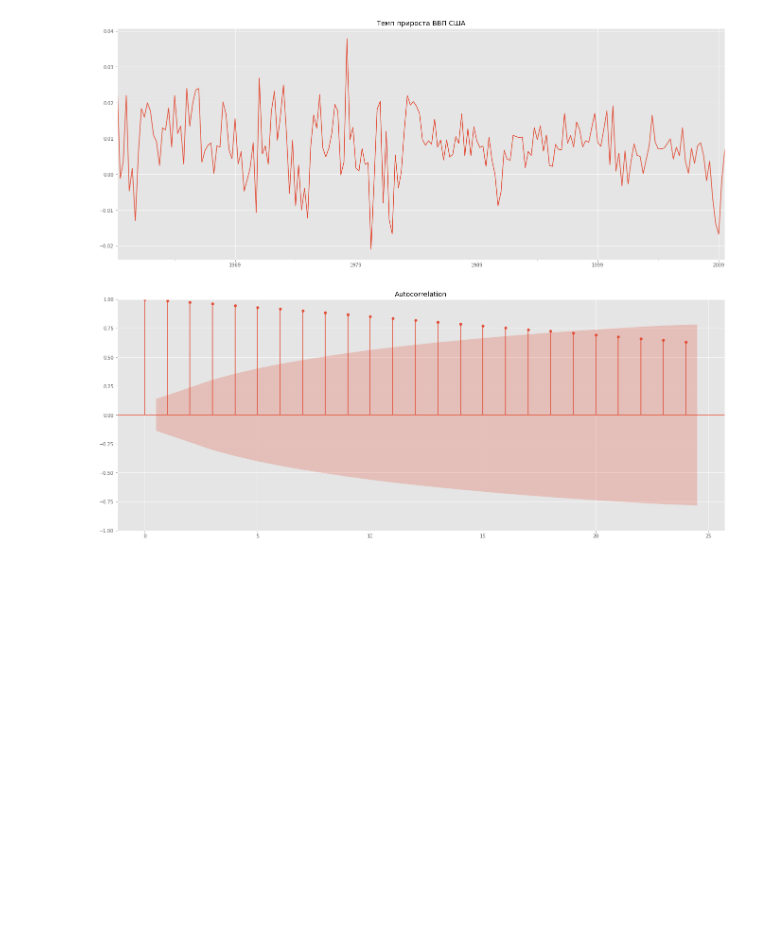
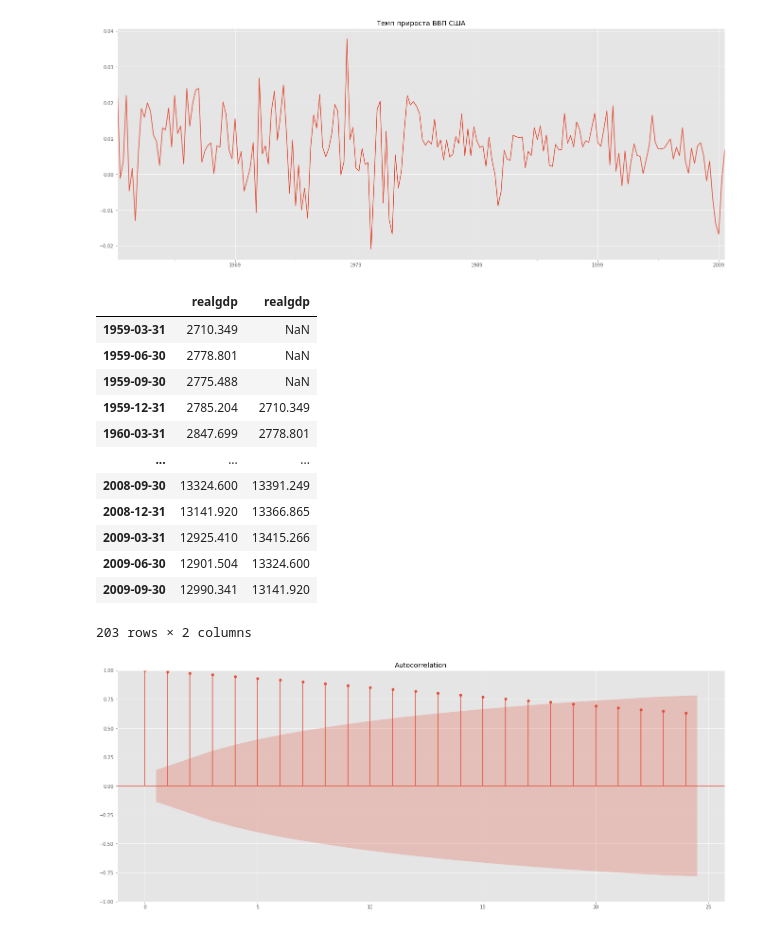
Before and after one commit to Pyatachokk/hse_ts_course, a Jupyter notebook: 2023-spring/seminars/sem_1.ipynb, the cells around one changed output. Cells and saved outputs as stored; diff of their text form; code cells hidden in the pictures; blank space fills up the shorter version.

```diff
--- a/2023-spring/seminars/sem_1.ipynb
+++ b/2023-spring/seminars/sem_1.ipynb
@@ -229,6 +244,24 @@ g_rate.plot()
 plt.title("Темп прироста ВВП США");
 # %% [output]
 [figure]
+# %%
+pd.DataFrame([
+    data.realgdp, data.realgdp.shift(3)
+]).T
+# %% [output]
+|  | realgdp | realgdp |
+| 1959-03-31 | 2710.349 | NaN |
+| 1959-06-30 | 2778.801 | NaN |
+| 1959-09-30 | 2775.488 | NaN |
+| 1959-12-31 | 2785.204 | 2710.349 |
+| 1960-03-31 | 2847.699 | 2778.801 |
+| ... | ... | ... |
+| 2008-09-30 | 13324.600 | 13391.249 |
+| 2008-12-31 | 13141.920 | 13366.865 |
+| 2009-03-31 | 12925.410 | 13415.266 |
+| 2009-06-30 | 12901.504 | 13324.600 |
+| 2009-09-30 | 12990.341 | 13141.920 |
+203 rows × 2 columns
 # %%
 plot_acf(data.realgdp);
 # %% [output]
```
Also changed, not shown: parts of 46 cells of this notebook, 10 other files.
